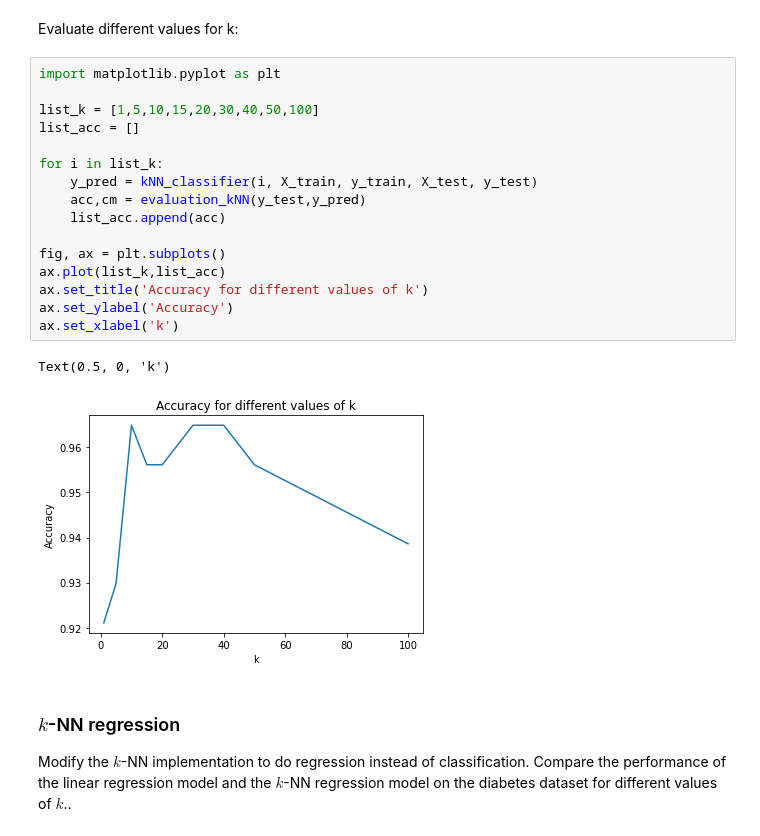
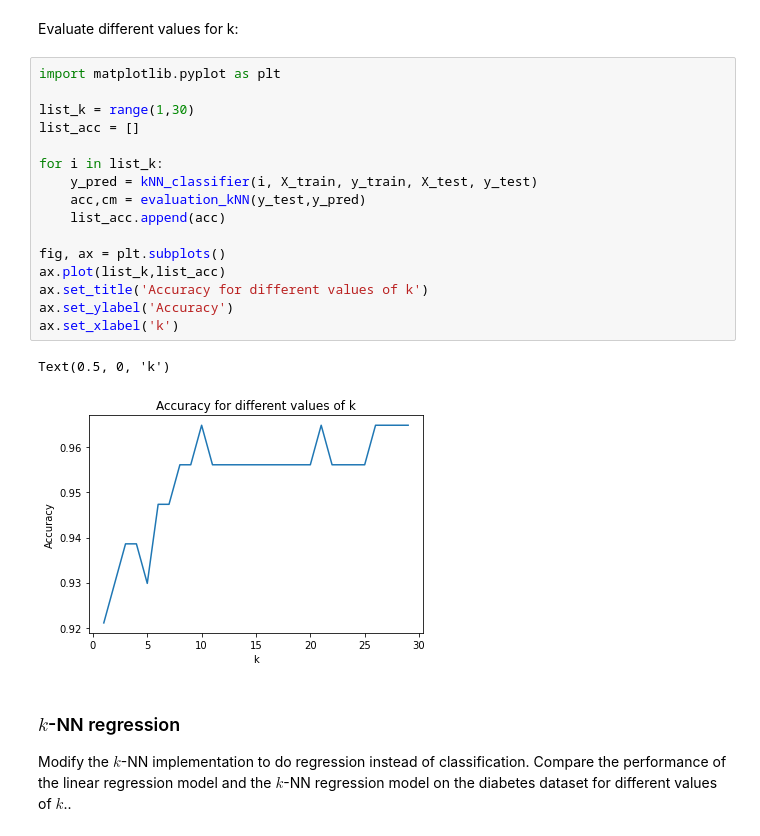
Before and after one commit to LarsDaenen1/8dm50group5, a Jupyter notebook: Week 1/week_1_Lieke.ipynb, the cells around one changed output. Cells and saved outputs as stored; diff of their text form.

```diff
--- a/Week 1/week_1_Lieke.ipynb
+++ b/Week 1/week_1_Lieke.ipynb
@@ -238,22 +238,22 @@ Evaluate different values for k:
 # %%
 import matplotlib.pyplot as plt
 
-list_k = [1,5,10,15,20,30,40,50,100]
+list_k = range(1,30)
 list_acc = []
 
 for i in list_k:
     y_pred = kNN_classifier(i, X_train, y_train, X_test, y_test)
     acc,cm = evaluation_kNN(y_test,y_pred)
     list_acc.append(acc)
 
 fig, ax = plt.subplots()
 ax.plot(list_k,list_acc)
 ax.set_title('Accuracy for different values of k')
 ax.set_ylabel('Accuracy')
 ax.set_xlabel('k')
 # %% [output]
 Text(0.5, 0, 'k')
-[figure, old version]
+[figure, new version]
 # %% [markdown]
 ### $k$-NN regression
 
```
Also changed, not shown: parts of 1 cell of this notebook, 1 other file.
